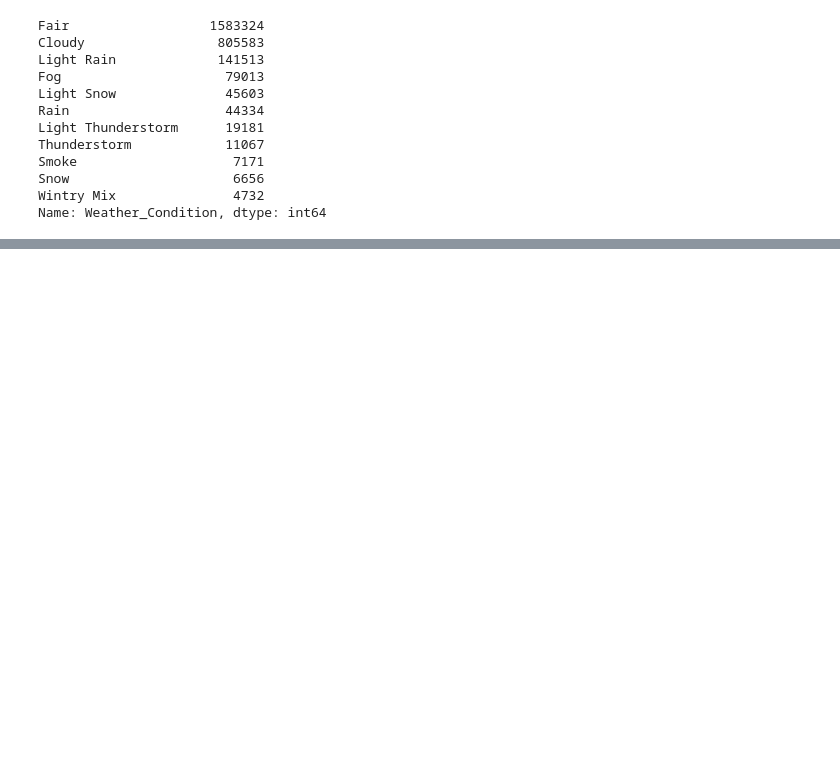
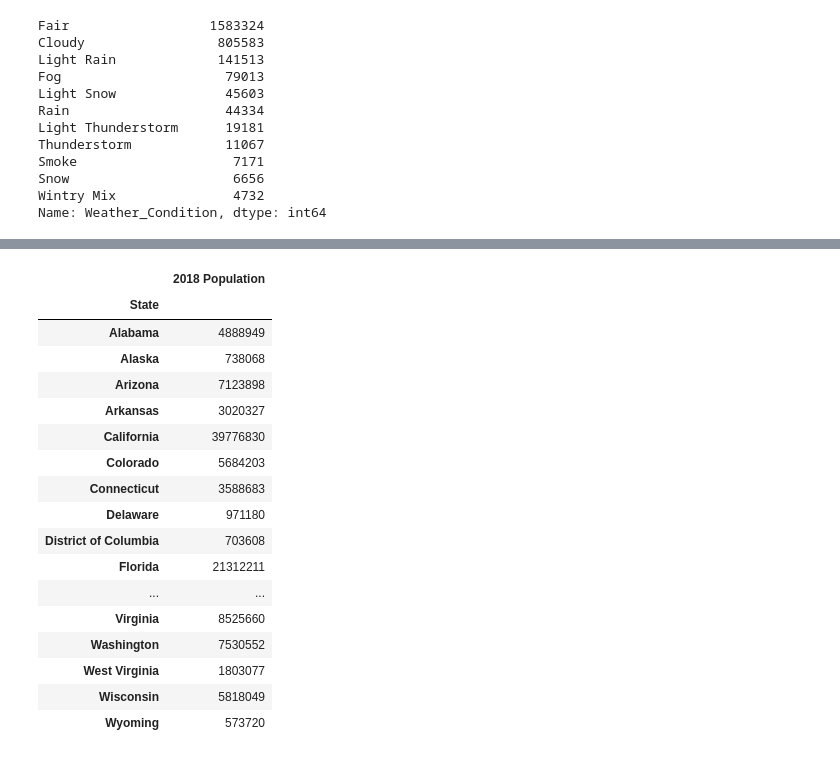
Before and after one commit to jeffc1020/453-visualization, a Jupyter notebook: final.ipynb, the cells around one changed output, grey strips where cells are left out. Cells and saved outputs as stored; diff of their text form; code cells hidden in the pictures; blank space fills up the shorter version.

```diff
--- a/final.ipynb
+++ b/final.ipynb
@@ -208,0 +291,24 @@ df.head()
+# %%
+accidents_per_state = df['State_Name'].value_counts()
+accidents_per_state = accidents_per_state.sort_index()
+populations = populations.set_index('State')
+populations = populations.sort_index()
+# %% [output]
+|  | 2018 Population |
+| State |  |
+| Alabama | 4888949 |
+| Alaska | 738068 |
+| Arizona | 7123898 |
+| Arkansas | 3020327 |
+| California | 39776830 |
+| Colorado | 5684203 |
+| Connecticut | 3588683 |
+| Delaware | 971180 |
+| District of Columbia | 703608 |
+| Florida | 21312211 |
+| ... | ... |
+| Virginia | 8525660 |
+| Washington | 7530552 |
+| West Virginia | 1803077 |
+| Wisconsin | 5818049 |
+| Wyoming | 573720 |
```
Also changed, not shown: parts of 2 cells of this notebook.
